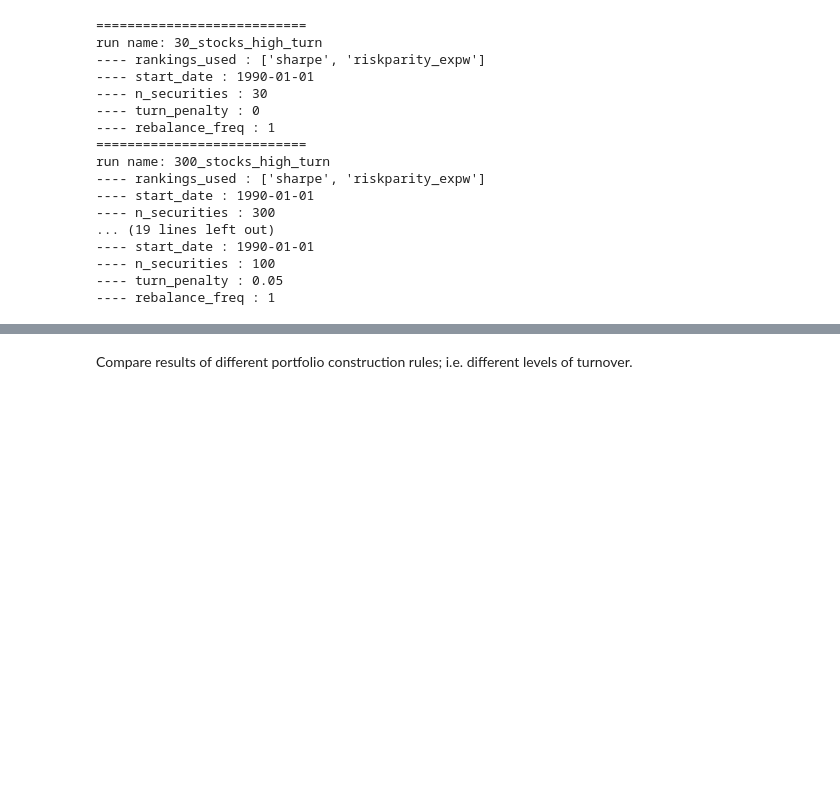
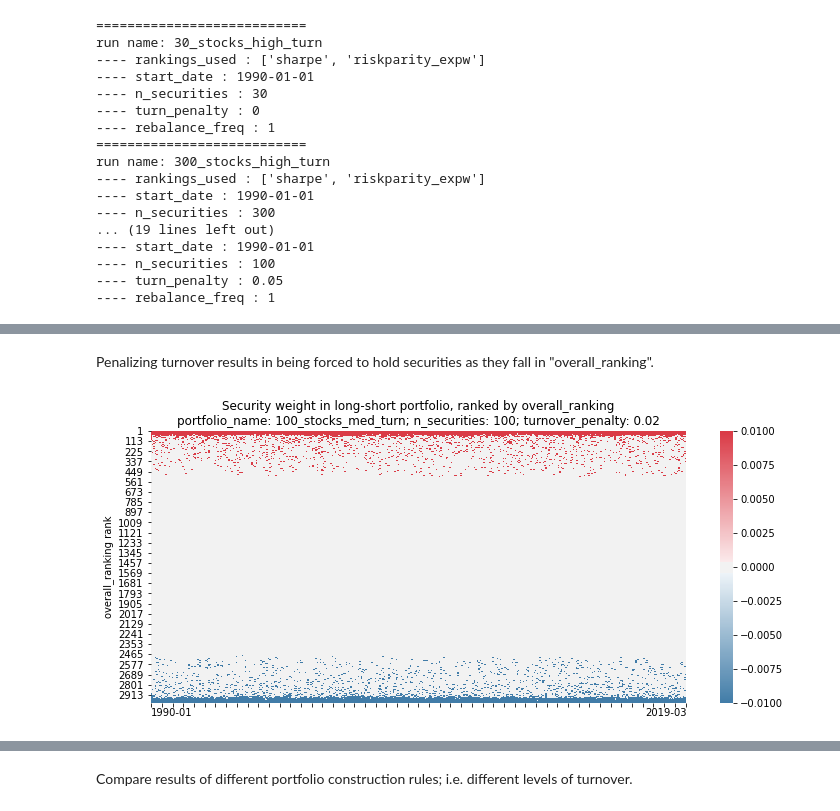
Before and after one commit to johnk1282/equity_research_demo, a Jupyter notebook: demo.ipynb, the cells around one changed output, grey strips where cells are left out. Cells and saved outputs as stored; diff of their text form; code cells hidden in the pictures; blank space fills up the shorter version.

```diff
--- a/demo.ipynb
+++ b/demo.ipynb
@@ -435,0 +435,6 @@ run name: 300_stocks_high_turn
+# %% [markdown]
+Penalizing turnover results in being forced to hold securities as they fall in "overall_ranking".
+# %%
+pc.plot_security_selection('100_stocks_med_turn')
+# %% [output]
+[figure, added]
```
Also changed, not shown: parts of 6 cells of this notebook.
